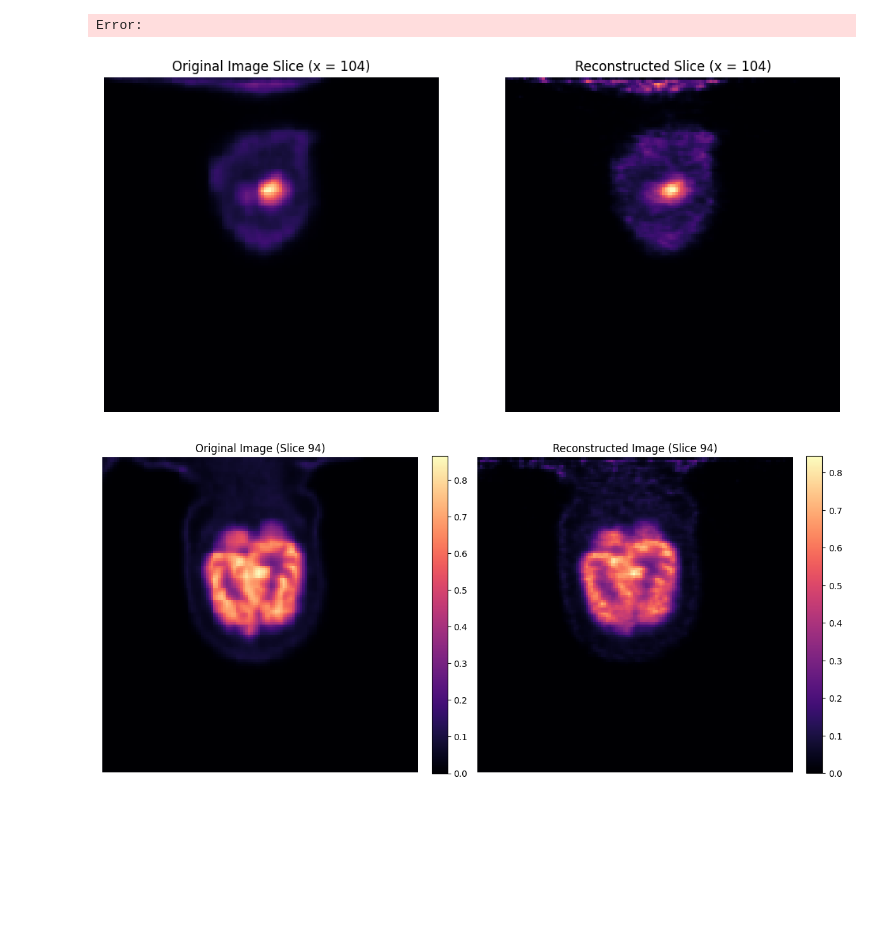
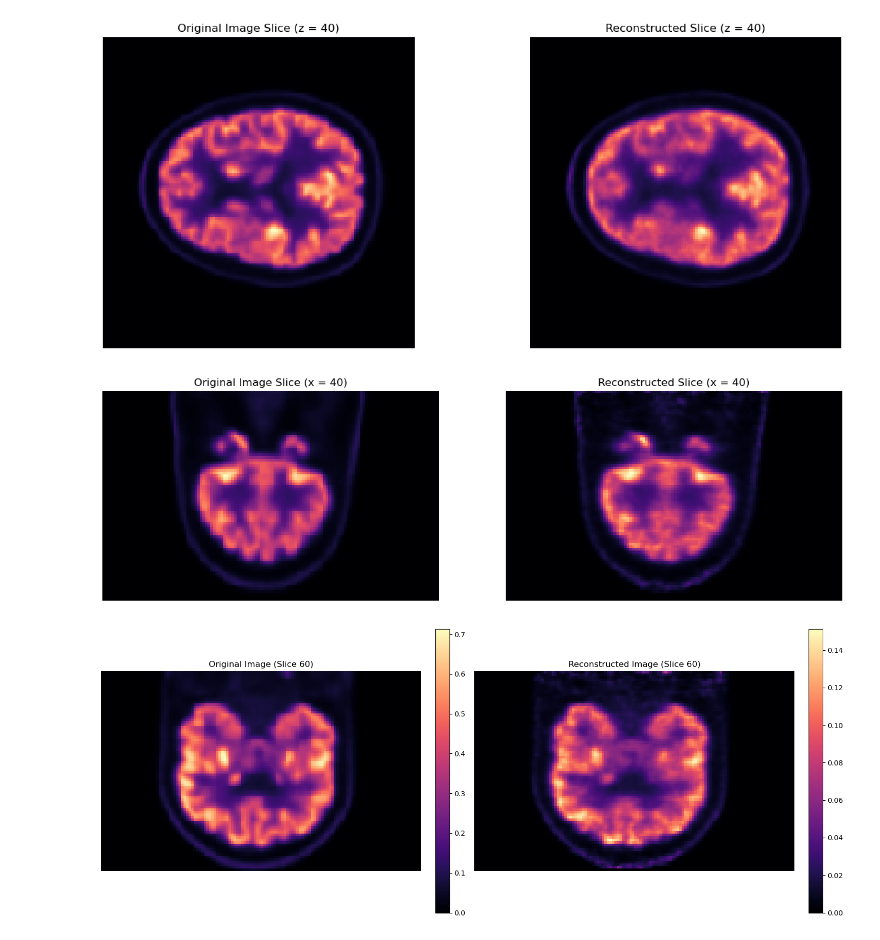
Before and after one commit to Yeqi-Fang/gratuate-thesis, a Jupyter notebook: recon_script copy.ipynb, the cells around one changed output. Cells and saved outputs as stored; diff of their text form; code cells hidden in the pictures; blank space fills up the shorter version.

```diff
--- a/recon_script copy.ipynb
+++ b/recon_script copy.ipynb
@@ -69,7 +69,7 @@ size = 128
 extended_size = 128
 object_meta = ObjectMeta(
     dr=(2.78, 2.78, 2.78),  # voxel dimensions in mm.
-    shape=(80, 128, 128)   # reconstructed volume shape.
+    shape=(128, 128, 80)   # reconstructed volume shape.
 )
 # %%
 # -----------------------------------------------------------------------------
@@ -101,8 +101,6 @@ recon_image = recon_algorithm(n_iters=1, n_subsets=34)
 # end_idx = extended_size - (diff // 2)
 # # Extract the center portion
 # recon_image = recon_image[start_idx:end_idx, start_idx:end_idx, start_idx:end_idx]
-# %% [output]
-Error:
 # %%
 # -----------------------------------------------------------------------------
 # 8. Display a reconstructed slice.
@@ -110,9 +108,9 @@ Error:
 # We display the middle slice along the z-axis.
 recon_image_align = recon_image.permute(2, 1, 0)
 recon_image_align_flatten = recon_image_align.flatten()
-orig_image = np.load(r"listmode_test\3d_image_2.npy")
+orig_image = np.load(r"C:\Users\fangy\Desktop\dataset\test_npy_crop\3d_image_2.npy")
 
-slice_index = recon_image.shape[2] // 2 - 64
+slice_index = recon_image.shape[2] // 2
 
 # Create a figure with two subplots side by side
 plt.figure(figsize=(15, 6))
@@ -130,6 +128,8 @@ plt.title(f'Reconstructed Slice (z = {slice_index})')
 plt.axis('off')
 # plt.savefig('images/reconstructed_image.png', dpi=600)
 plt.show()
+# %% [output]
+[figure, added]
 # %%
 # -----------------------------------------------------------------------------
 # 9. Optionally, save the reconstructed volume as a .npy file.
@@ -138,28 +138,28 @@ plt.show()
 # %%
 # -----------------------------------------------------------------------------
 # 8. Display a reconstructed slice.
 # -----------------------------------------------------------------------------
 # We display the middle slice along the z-axis.
 
-slice_index = recon_image.shape[2] // 2 + 40
+slice_index = recon_image.shape[2] // 2
 
 # Create a figure with two subplots side by side
 plt.figure(figsize=(15, 6))
 
 # Display the original image slice
 plt.subplot(1, 2, 1)
 plt.imshow(orig_image[:, :, slice_index], cmap='magma', interpolation='nearest')
 plt.title(f'Original Image Slice (x = {slice_index})')
 plt.axis('off')
 
 # Display the reconstructed image slice
 plt.subplot(1, 2, 2)
 plt.imshow(recon_image_align[:, :, slice_index].cpu(), cmap='magma', interpolation='nearest')
 plt.title(f'Reconstructed Slice (x = {slice_index})')
 plt.axis('off')
 plt.show()
 # %% [output]
-[figure, old version]
+[figure, new version]
 # %%
 # recon_image_deleted = recon_image_align[10:, :, :]
 # orig_image_deleted = orig_image[10:, :, :]
@@ -172,7 +172,7 @@ else:
     recon_image_scaled = recon_image_align.copy()
 # %%
 
-slice_index = recon_image.shape[2] // 2 + 30
+slice_index = recon_image.shape[2] // 2 + 20
 
 # Create a figure with two subplots for side-by-side comparison.
 fig, axs = plt.subplots(1, 2, figsize=(15, 6))
@@ -192,7 +192,7 @@ fig.colorbar(im1, ax=axs[1], fraction=0.046, pad=0.04)
 plt.tight_layout()
 plt.show()
 # %% [output]
-[figure, old version]
+[figure, new version]
 # %%
 
 # Example usage:
```
Also changed, not shown: parts of 4 cells of this notebook.
